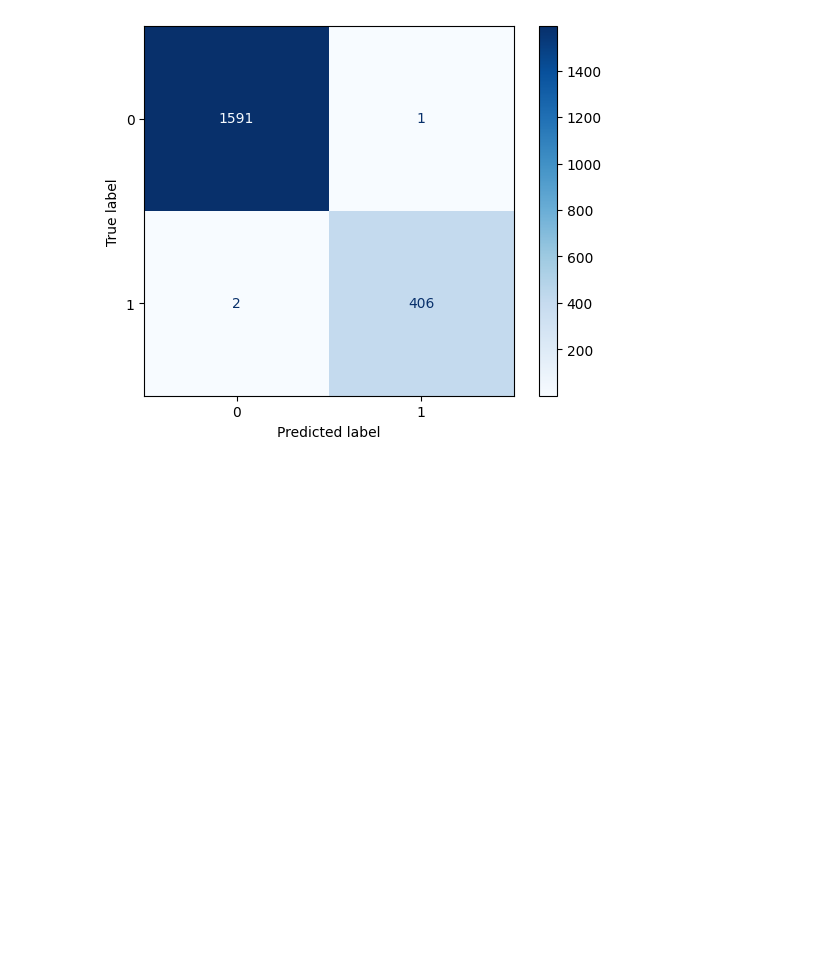
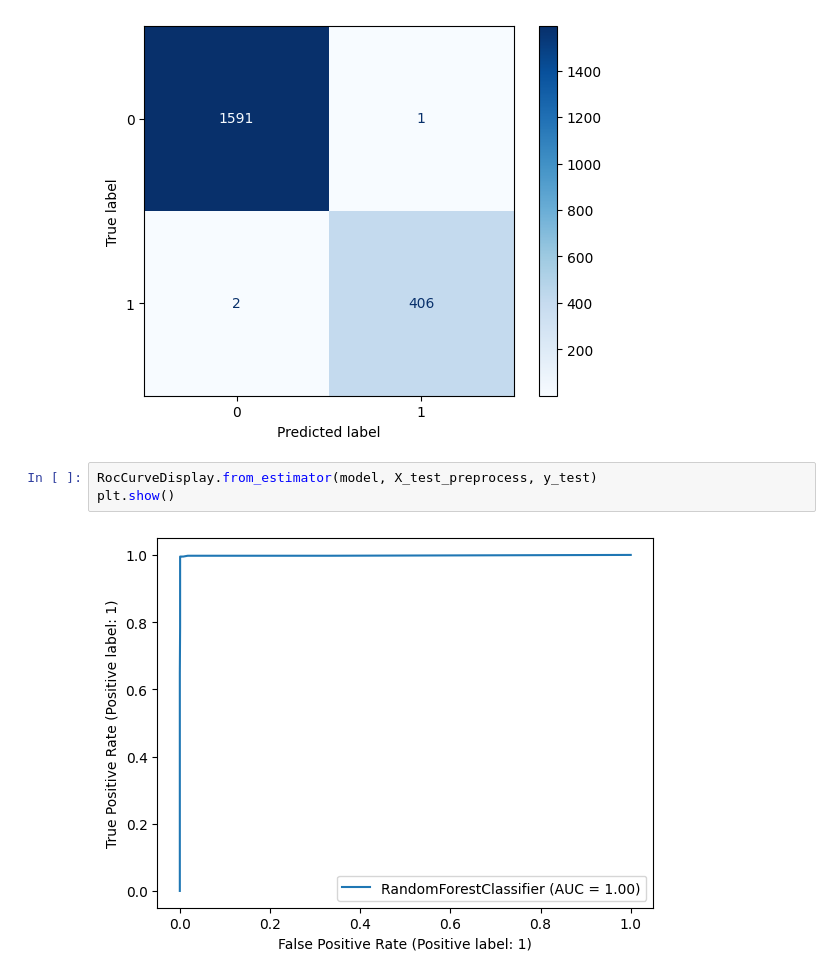
Before and after one commit to lcfdiniz/puc-rio, a Jupyter notebook: bank-customer-churn/bank_customer_churn.ipynb, the cells around one changed output. Drawn from its saved outputs; the diff is of its cells as text; blank space fills up the shorter version.

```diff
--- a/bank-customer-churn/bank_customer_churn.ipynb
+++ b/bank-customer-churn/bank_customer_churn.ipynb
@@ -844,3 +845,8 @@ ConfusionMatrixDisplay.from_estimator(model, X_test_preprocess, y_test, cmap="Bl
 plt.show()
 # %% [output]
 [figure]
+# %%
+RocCurveDisplay.from_estimator(model, X_test_preprocess, y_test)
+plt.show()
+# %% [output]
+[figure, added]
```
Also changed, not shown: parts of 3 cells of this notebook.
